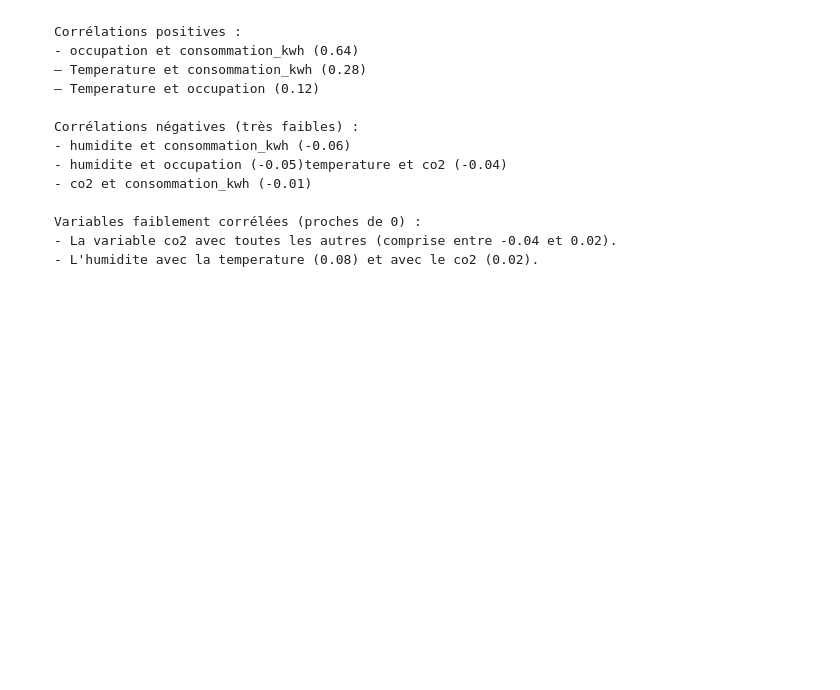
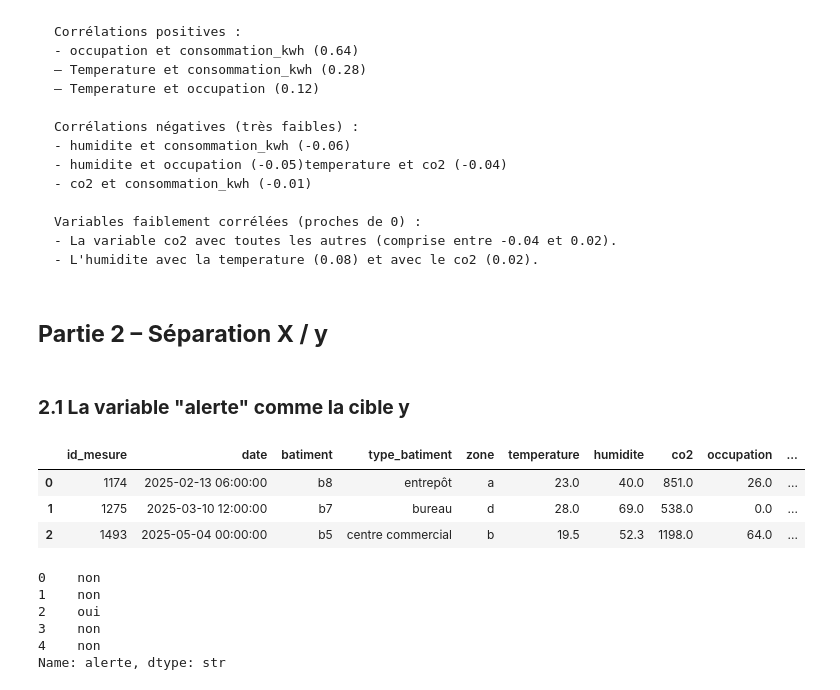
Before and after one commit to Alassanee/atelier_prepa_donnees_tab, a Jupyter notebook: notebooks/atelier_prepa_donnees_tab.ipynb, the cells around one changed output. Cells and saved outputs as stored; diff of their text form; code cells hidden in the pictures; blank space fills up the shorter version.

Commit message:
Definition de la variable cible: alerte

````diff
--- a/notebooks/atelier_prepa_donnees_tab.ipynb
+++ b/notebooks/atelier_prepa_donnees_tab.ipynb
@@ -565,3 +565,24 @@ Variables faiblement corrélées (proches de 0) :
 - La variable co2 avec toutes les autres (comprise entre -0.04 et 0.02).
 - L'humidite avec la temperature (0.08) et avec le co2 (0.02).
 ```
+# %% [markdown]
+## **Partie 2 – Séparation X / y**
+# %% [markdown]
+### **2.1 La variable "alerte" comme la cible y**
+# %%
+df.head(3)
+# %% [output]
+|  | id_mesure | date | batiment | type_batiment | zone | temperature | humidite | co2 | occupation | ... |
+| 0 | 1174 | 2025-02-13 06:00:00 | b8 | entrepôt | a | 23.0 | 40.0 | 851.0 | 26.0 | ... |
+| 1 | 1275 | 2025-03-10 12:00:00 | b7 | bureau | d | 28.0 | 69.0 | 538.0 | 0.0 | ... |
+| 2 | 1493 | 2025-05-04 00:00:00 | b5 | centre commercial | b | 19.5 | 52.3 | 1198.0 | 64.0 | ... |
+# %%
+y = df['alerte']
+y.head()
+# %% [output]
+0    non
+1    non
+2    oui
+3    non
+4    non
+Name: alerte, dtype: str
````
